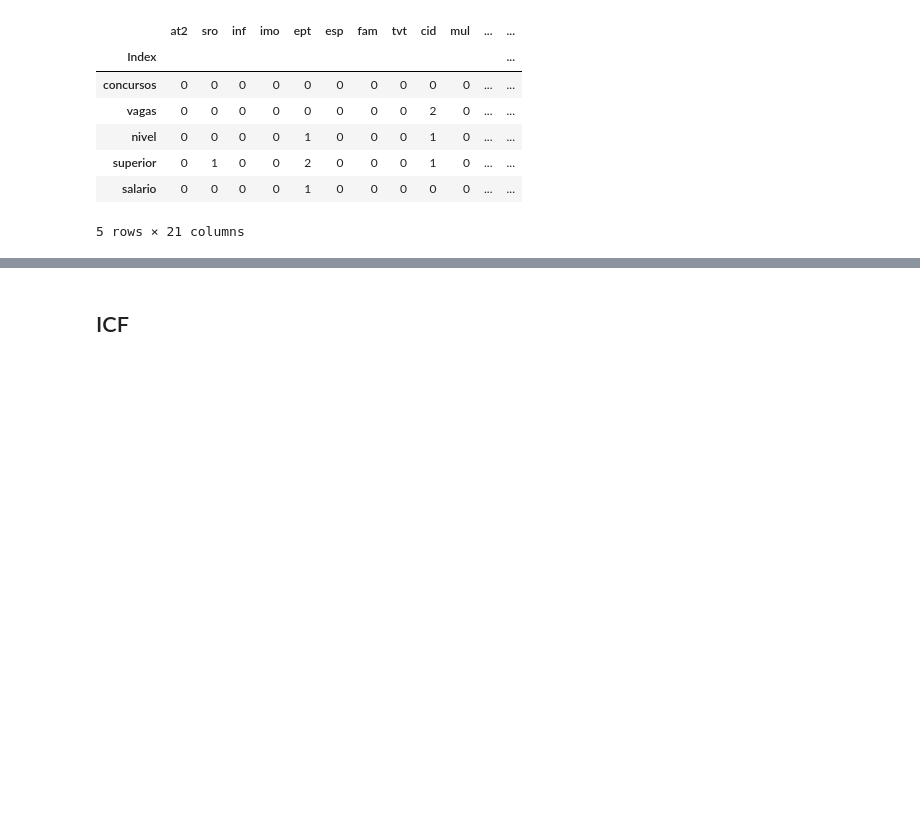
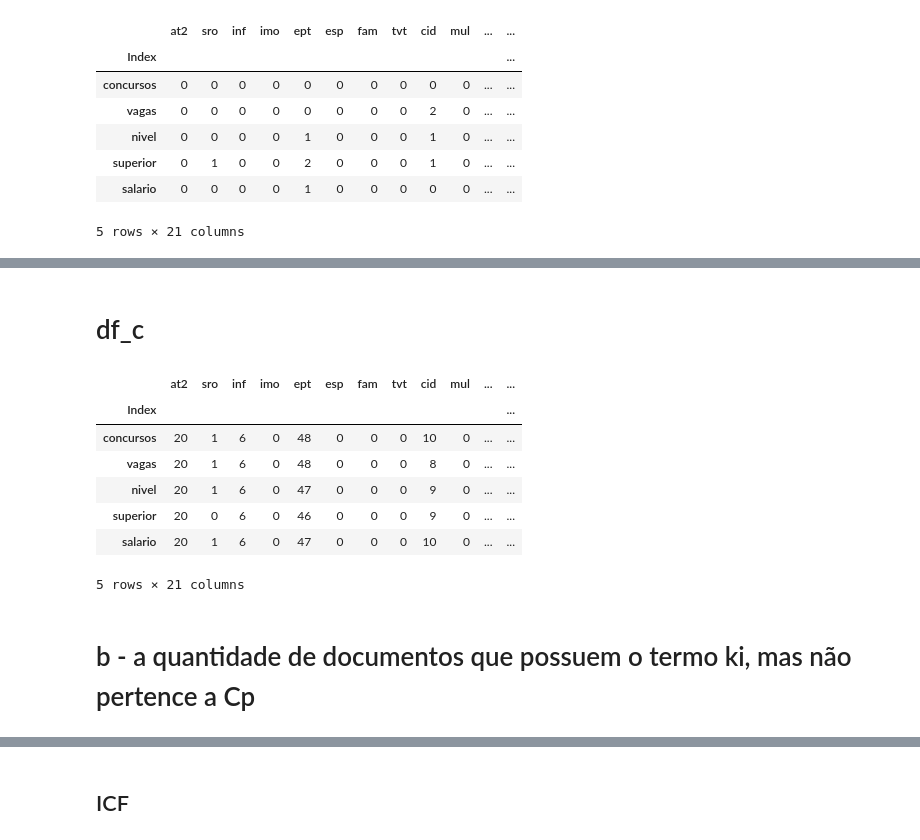
Before and after one commit to brenojantorno/NLP_KNN, a Jupyter notebook: NLP.ipynb, the cells around one changed output, grey strips where cells are left out. Cells and saved outputs as stored; diff of their text form; code cells hidden in the pictures; blank space fills up the shorter version.

```diff
--- a/NLP.ipynb
+++ b/NLP.ipynb
@@ -259,0 +241,10 @@ df_relacao_class.head()
+# %%
+dic_ni = {}
+
+for termo in tqdm(lista_palavras):
+    quant = 0
+    for row in df_text_clean.itertuples(index=True, name='Pandas'):
+        doc = row.Text
+        if(termo in doc):
+            quant += 1
+    dic_ni[f'{termo}'] = quant
@@ -259,0 +261,31 @@ df_relacao_class.head()
+# %%
+df_a = pd.DataFrame()
+df_a['Index'] = lista_palavras
+
+df_c = pd.DataFrame()
+df_c['Index'] = lista_palavras
+
+for key in tqdm(dic_doc_class):
+    lista_docs =  dic_doc_class[key]
+    lista_quant_a =[]
+    lista_quant_c =[]
+
+    for termo in lista_palavras:
+        quant_a = 0
+        quant_c = 0
+
+        for doc in lista_docs:
+            if(termo in doc):
+                quant_a += 1
+            else:
+                quant_c += 1
+
+        lista_quant_a.append(quant_a)
+        lista_quant_c.append(quant_c)
+
+    df_a[f'{key}'] = lista_quant_a
+    df_c[f'{key}'] = lista_quant_c
+
+
+df_a = df_a.set_index('Index')
+df_c = df_c.set_index('Index')
@@ -259,0 +305,15 @@ df_relacao_class.head()
+# %% [markdown]
+# df_c
+# %%
+df_c.head()
+# %% [output]
+|  | at2 | sro | inf | imo | ept | esp | fam | tvt | cid | mul | ... | ... |
+| Index |  |  |  |  |  |  |  |  |  |  |  | ... |
+| concursos | 20 | 1 | 6 | 0 | 48 | 0 | 0 | 0 | 10 | 0 | ... | ... |
+| vagas | 20 | 1 | 6 | 0 | 48 | 0 | 0 | 0 | 8 | 0 | ... | ... |
+| nivel | 20 | 1 | 6 | 0 | 47 | 0 | 0 | 0 | 9 | 0 | ... | ... |
+| superior | 20 | 0 | 6 | 0 | 46 | 0 | 0 | 0 | 9 | 0 | ... | ... |
+| salario | 20 | 1 | 6 | 0 | 47 | 0 | 0 | 0 | 10 | 0 | ... | ... |
+5 rows × 21 columns
+# %% [markdown]
+# b - a quantidade de documentos que possuem o termo ki, mas não pertence a Cp
```
Also changed, not shown: parts of 17 cells of this notebook.
